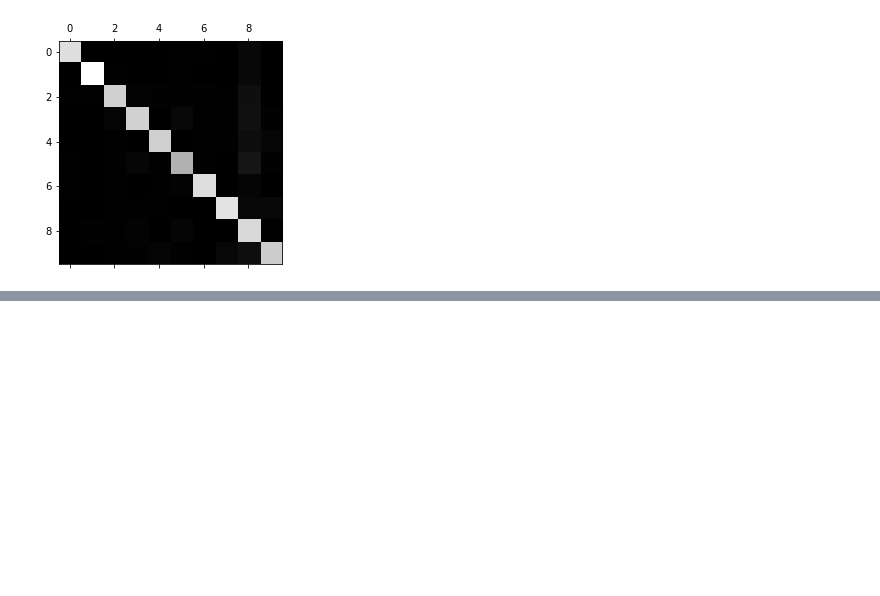
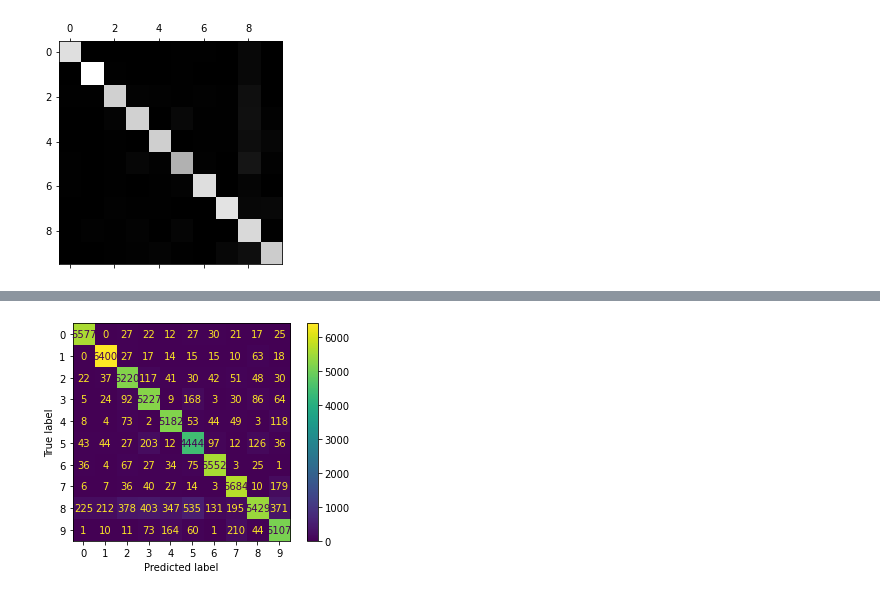
Before and after one commit to ARKA1112/HOML_AurelienG, a Jupyter notebook: chap3_classification.ipynb, the cells around one changed output, grey strips where cells are left out. Cells and saved outputs as stored; diff of their text form; code cells hidden in the pictures; blank space fills up the shorter version.

```diff
--- a/chap3_classification.ipynb
+++ b/chap3_classification.ipynb
@@ -625,0 +637,5 @@ norm_conf_mx
+# %%
+from sklearn.metrics import ConfusionMatrixDisplay
+conf_matrix_disp = ConfusionMatrixDisplay.from_predictions(y_train_pred, y_train)
+# %% [output]
+[figure, added]
```
Also changed, not shown: parts of 7 cells of this notebook.
